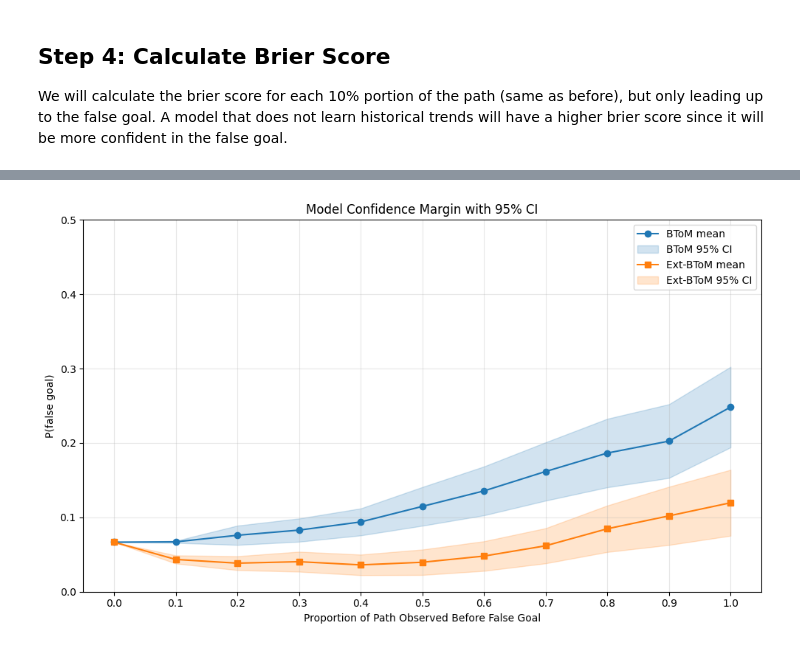
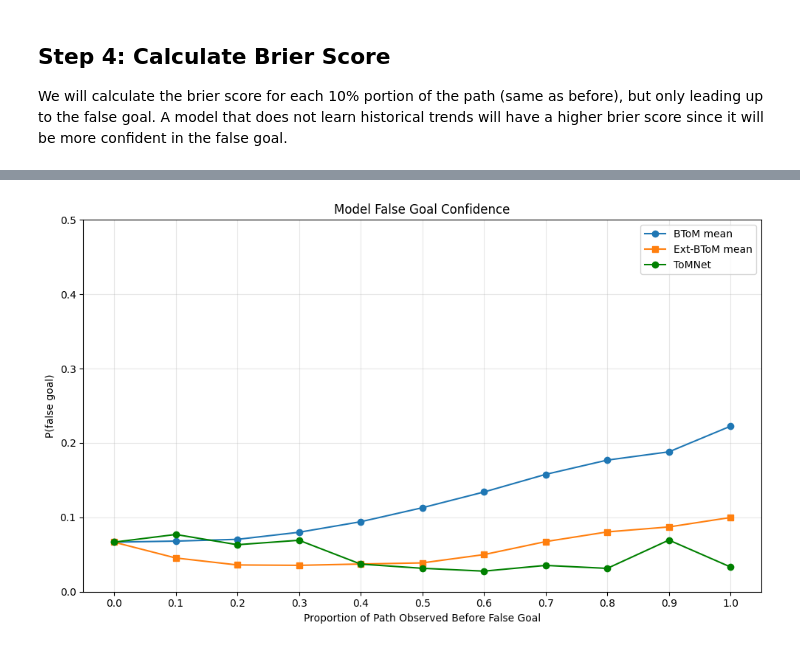
Before and after one commit to NigelDoering/Theory-of-mind, a Jupyter notebook: notebooks/Campus_Experiment_1.ipynb, the cells around one changed output, grey strips where cells are left out. Cells and saved outputs as stored; diff of their text form; code cells hidden in the pictures.

```diff
--- a/notebooks/Campus_Experiment_1.ipynb
+++ b/notebooks/Campus_Experiment_1.ipynb
@@ -264,0 +319,3 @@ for agent in agents:
+# %%
+train_agent_ids = list(range(0, 70))
+test_agent_ids = list(range(70, 100))
@@ -363,52 +520,63 @@ for agent in agents:
                                     min_goal,
                                     ext_posteriors_data[agent.id],
                                     goals))
+
+tomnet_fooled_scores = []
+for agent in agents:
+    if agent.id not in test_agent_ids:
+        continue
+    min_goal_idx = np.argmin(agent.goal_distribution)
+    min_goal = goals[min_goal_idx]
+    # Select the path proportion
+    path = agent.path
+    false_goal_idx = path.index(min_goal)
+    path = path[:false_goal_idx + 1]
+
+    tomnet_fooled_scores.append(fooled_along_path(path,
+                                    agent.goal_node,
+                                    min_goal,
+                                    tomnet_posteriors[agent.id],
+                                    goals))
 # %%
 import numpy as np
 import matplotlib.pyplot as plt
 
 # your two (n_trajectories × n_fractions) arrays:
 arr      = np.array(fooled_scores)      # original BToM
 ext_arr  = np.array(ext_fooled_scores)  # extended BToM
+tomnet_arr = np.array(tomnet_fooled_scores)
 
 props = np.linspace(0, 1, arr.shape[1])
 
 # --- original BToM stats ---
 mean_b = arr.mean(axis=0)
-sem_b  = arr.std(axis=0, ddof=1) / np.sqrt(arr.shape[0])
-ci95_b = 1.96 * sem_b
-low_b  = mean_b - ci95_b
-high_b = mean_b + ci95_b
 
 # --- extended BToM stats ---
 mean_e = ext_arr.mean(axis=0)
-sem_e  = ext_arr.std(axis=0, ddof=1) / np.sqrt(ext_arr.shape[0])
-ci95_e = 1.96 * sem_e
-low_e  = mean_e - ci95_e
-high_e = mean_e + ci95_e
+
+mean_tomnet = tomnet_arr.mean(axis=0)
+
 
 plt.figure(figsize=(10,6))
 
 # original BToM
 plt.plot(props, mean_b, '-o', color='C0', label='BToM mean')
-plt.fill_between(props, low_b, high_b,
-                 color='C0', alpha=0.2,
-                 label='BToM 95% CI')
 
 # extended BToM
 plt.plot(props, mean_e, '-s', color='C1', label='Ext‐BToM mean')
-plt.fill_between(props, low_e, high_e,
-                 color='C1', alpha=0.2,
-                 label='Ext‐BToM 95% CI')
+# Tomnet curve
+plt.plot(props, mean_tomnet, '-o', color='green', label='ToMNet')
+
+
 
 plt.xlabel('Proportion of Path Observed Before False Goal')
 plt.ylabel('P(false goal)')
-plt.title('Model Confidence Margin with 95% CI')
+plt.title('Model False Goal Confidence')
 plt.xticks(props)
 plt.ylim(0, 0.5)
 plt.grid(alpha=0.3)
 plt.legend(loc='upper right')
 plt.tight_layout()
 plt.show()
 # %% [output]
-[figure, old version]
+[figure, new version]
```
Also changed, not shown: parts of 13 cells of this notebook, 1 other file.
